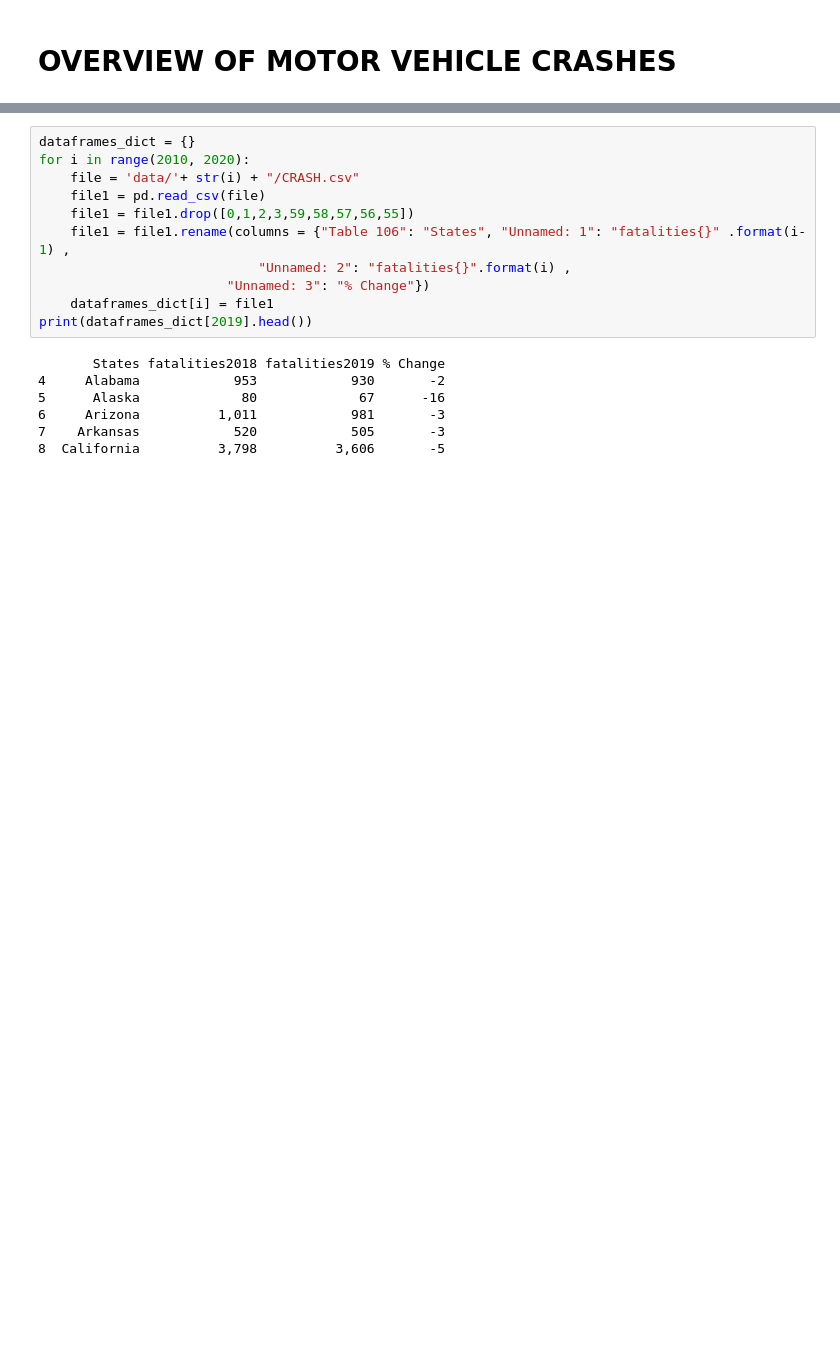
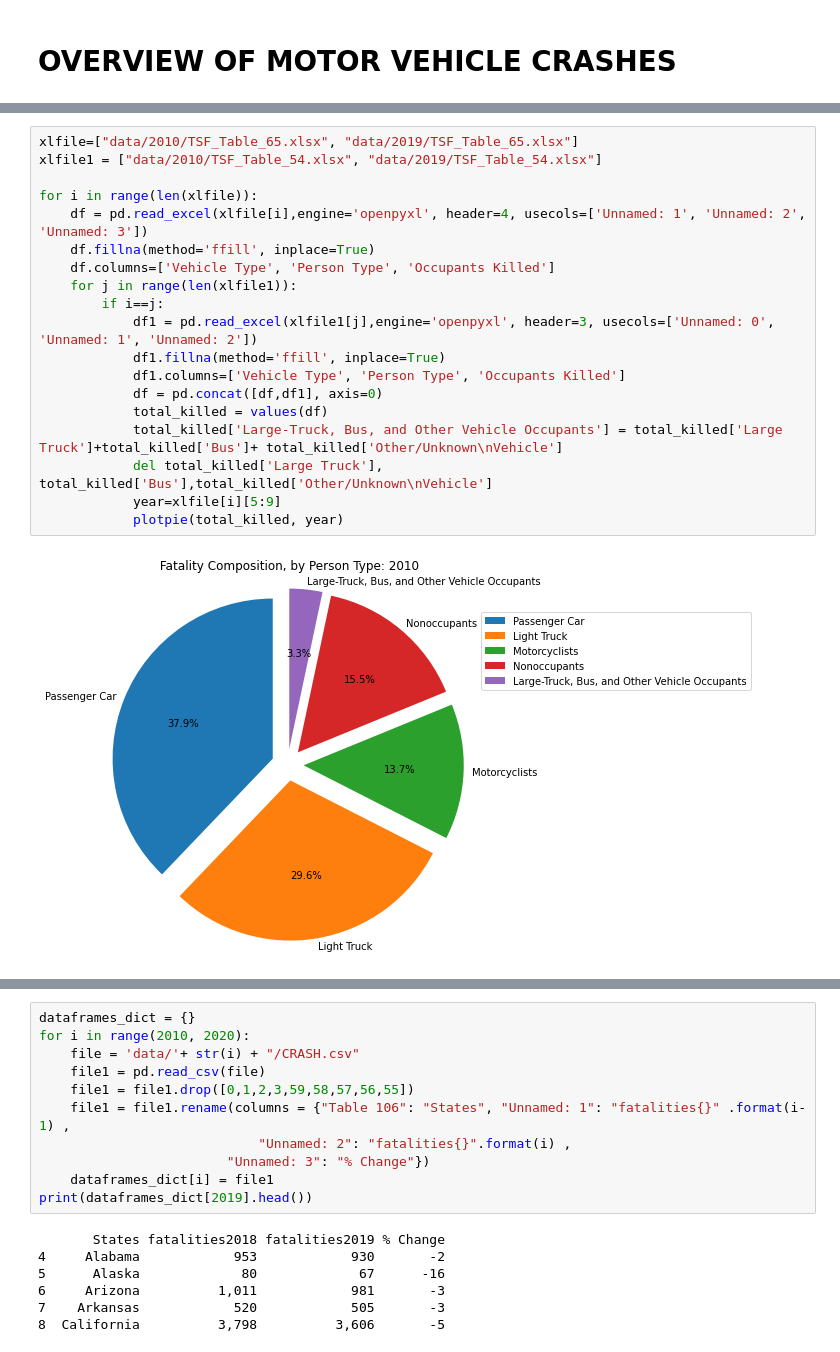
Before and after one commit to iSchool-597PR/2021Fall_finals, a Jupyter notebook: Visualization_NHTSA_Crash.ipynb, the cells around one changed output, grey strips where cells are left out. Saved outputs shown, nothing was run; the diff lists cells and outputs as text; blank space fills up the shorter version.

```diff
--- a/Visualization_NHTSA_Crash.ipynb
+++ b/Visualization_NHTSA_Crash.ipynb
@@ -270,0 +111,21 @@ plt.xticks(x)
+# %%
+xlfile=["data/2010/TSF_Table_65.xlsx", "data/2019/TSF_Table_65.xlsx"]
+xlfile1 = ["data/2010/TSF_Table_54.xlsx", "data/2019/TSF_Table_54.xlsx"]
+
+for i in range(len(xlfile)):
+    df = pd.read_excel(xlfile[i],engine='openpyxl', header=4, usecols=['Unnamed: 1', 'Unnamed: 2', 'Unnamed: 3'])
+    df.fillna(method='ffill', inplace=True)
+    df.columns=['Vehicle Type', 'Person Type', 'Occupants Killed']
+    for j in range(len(xlfile1)):
+        if i==j:
+            df1 = pd.read_excel(xlfile1[j],engine='openpyxl', header=3, usecols=['Unnamed: 0', 'Unnamed: 1', 'Unnamed: 2'])
+            df1.fillna(method='ffill', inplace=True)
+            df1.columns=['Vehicle Type', 'Person Type', 'Occupants Killed']
+            df = pd.concat([df,df1], axis=0)
+            total_killed = values(df)
+            total_killed['Large-Truck, Bus, and Other Vehicle Occupants'] = total_killed['Large Truck']+total_killed['Bus']+ total_killed['Other/Unknown\nVehicle']
+            del total_killed['Large Truck'], total_killed['Bus'],total_killed['Other/Unknown\nVehicle']
+            year=xlfile[i][5:9]
+            plotpie(total_killed, year)
+# %% [output]
+[figure, added]
```
Also changed, not shown: parts of 54 cells of this notebook.
